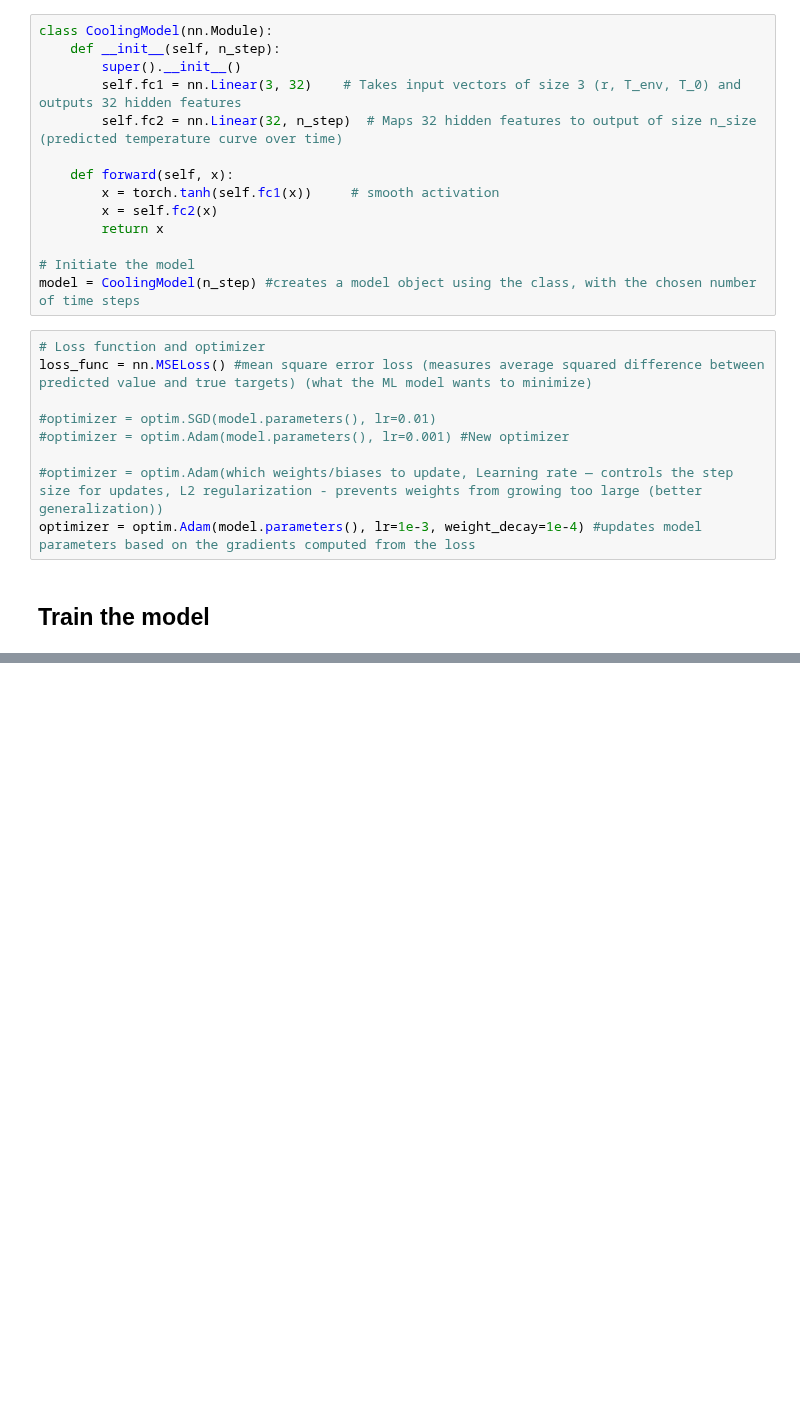
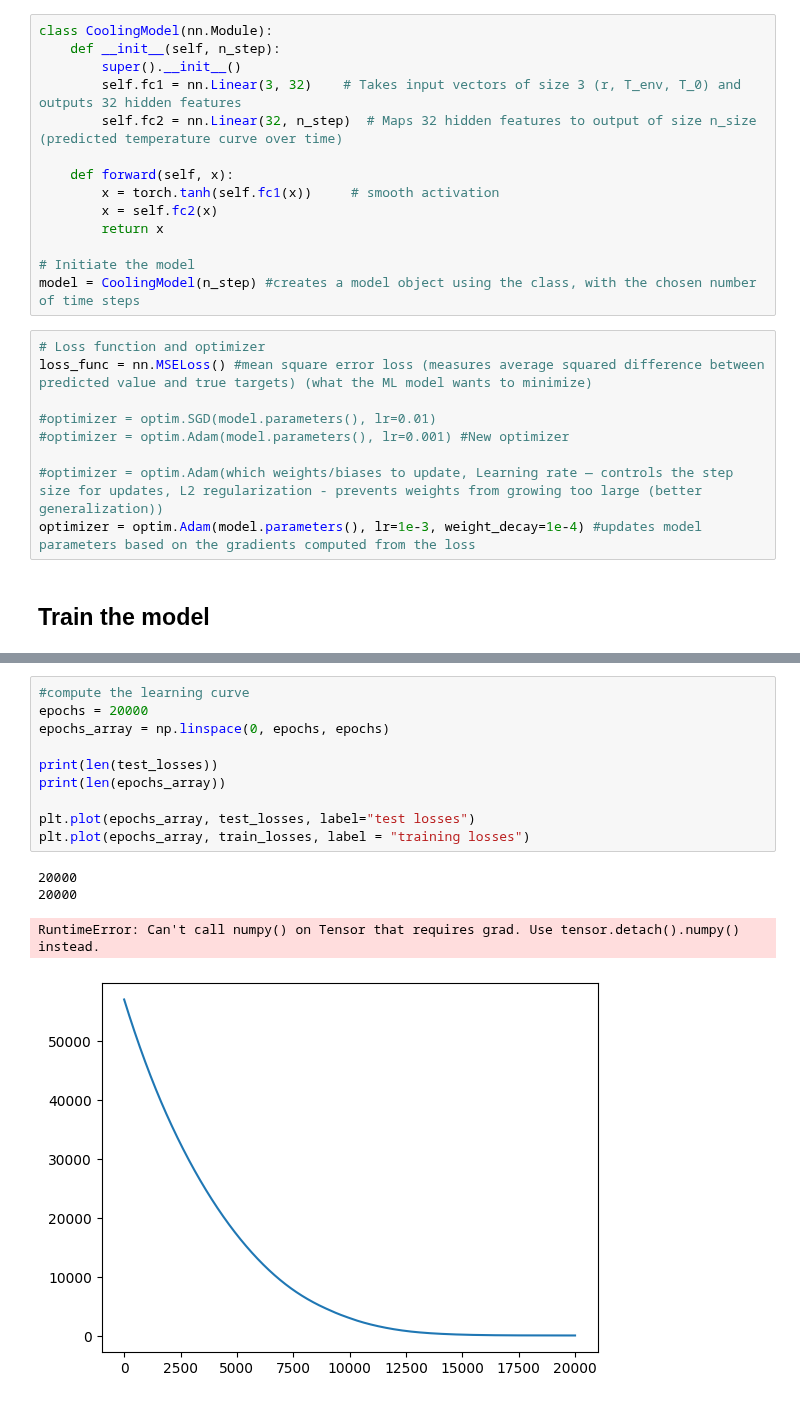
Before and after one commit to gvansan/Machine-learning-project, a Jupyter notebook: Code.ipynb, the cells around one changed output, grey strips where cells are left out. Saved outputs shown, nothing was run; the diff lists cells and outputs as text; blank space fills up the shorter version.

```diff
--- a/Code.ipynb
+++ b/Code.ipynb
@@ -186,0 +216,15 @@ plt.show()
+# %%
+#compute the learning curve
+epochs = 20000
+epochs_array = np.linspace(0, epochs, epochs)
+
+print(len(test_losses))
+print(len(epochs_array))
+
+plt.plot(epochs_array, test_losses, label="test losses")
+plt.plot(epochs_array, train_losses, label = "training losses")
+# %% [output]
+20000
+20000
+RuntimeError: Can't call numpy() on Tensor that requires grad. Use tensor.detach().numpy() instead.
+[figure, added]
```
Also changed, not shown: parts of 5 cells of this notebook.
